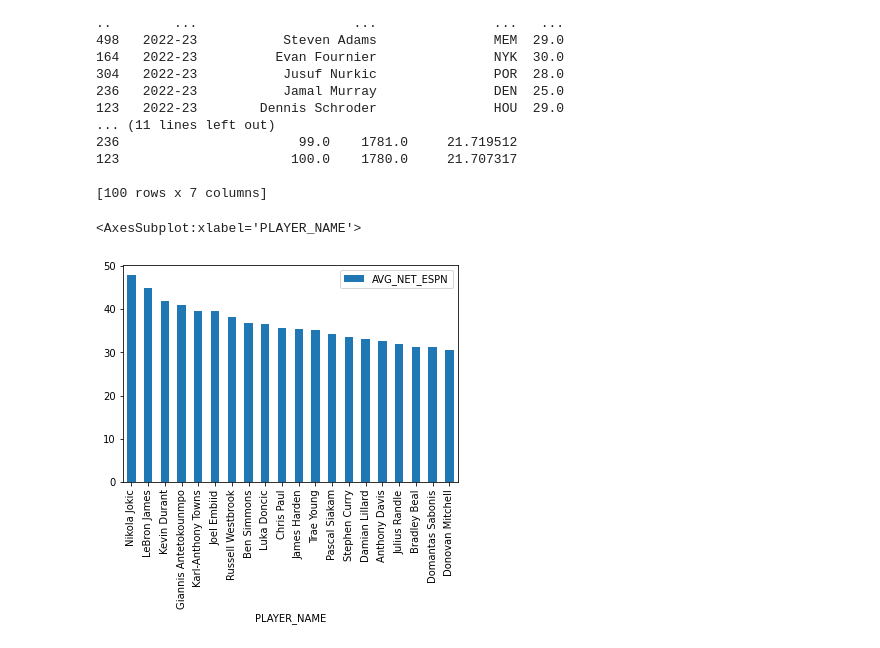
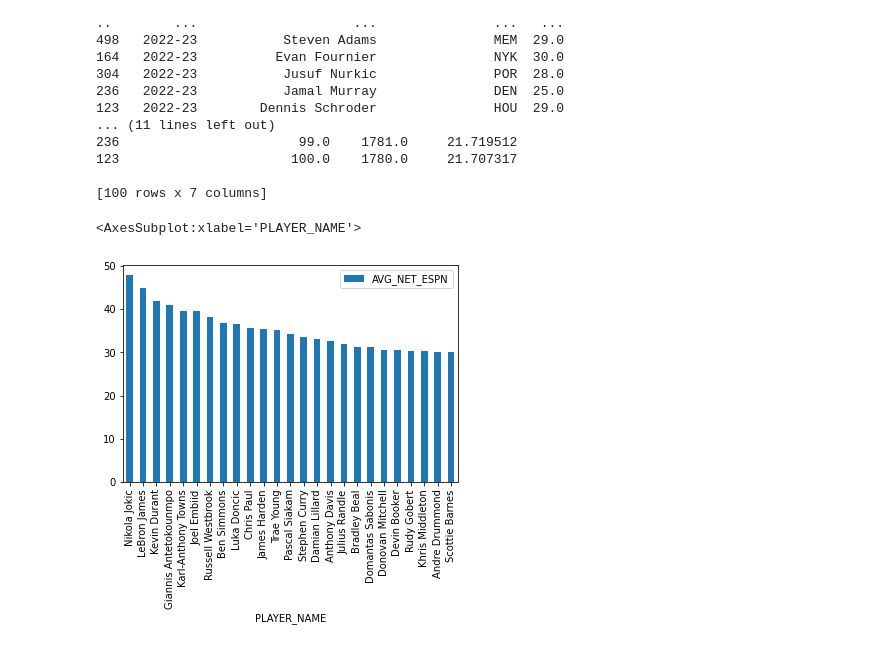
Before and after one commit to jeevanp03/nba_project, a Jupyter notebook: nba_prediction/ML_Linear_Regression.ipynb, the cells around one changed output. Saved outputs shown, nothing was run; the diff lists cells and outputs as text; code cells hidden in the pictures.

```diff
--- a/nba_prediction/ML_Linear_Regression.ipynb
+++ b/nba_prediction/ML_Linear_Regression.ipynb
@@ -410,10 +410,10 @@ engine = create_engine("mysql+pymysql://{user}:{pw}@{host}/{db}"
 f_100_df.to_sql('espn_100_linear', engine, index=False)
 mydb.close()
 # %%
-mvp_cutoff = 20
+mvp_cutoff = 25
 top_mvp_rankings_df = f_df[f_df['NBA_FANTASY_PTS_RANK_ESPN'] <= mvp_cutoff]
 top_mvp_rankings_df.plot.bar(x = "PLAYER_NAME", y = "AVG_NET_ESPN")
 # %% [output]
 <AxesSubplot:xlabel='PLAYER_NAME'>
-[figure, old version]
+[figure, new version]
 # %%
```
Also changed, not shown: parts of 2 cells of this notebook, 14 other files.
